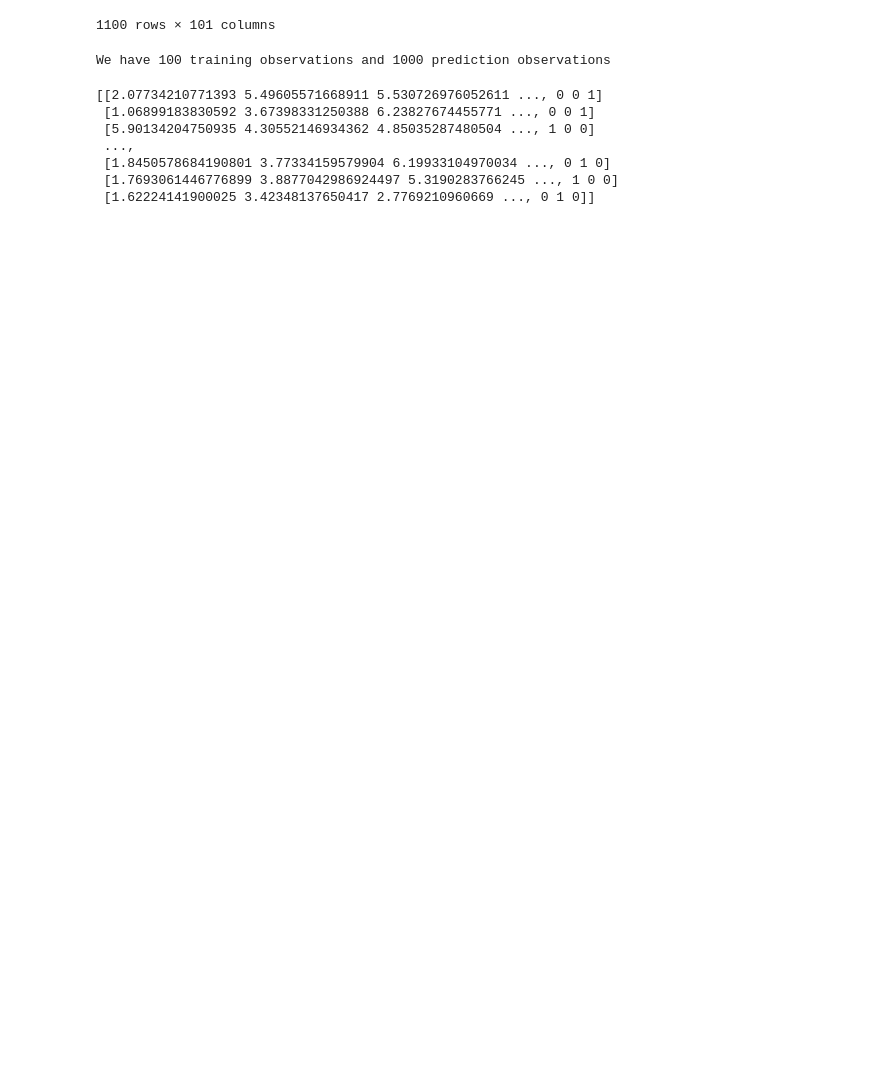
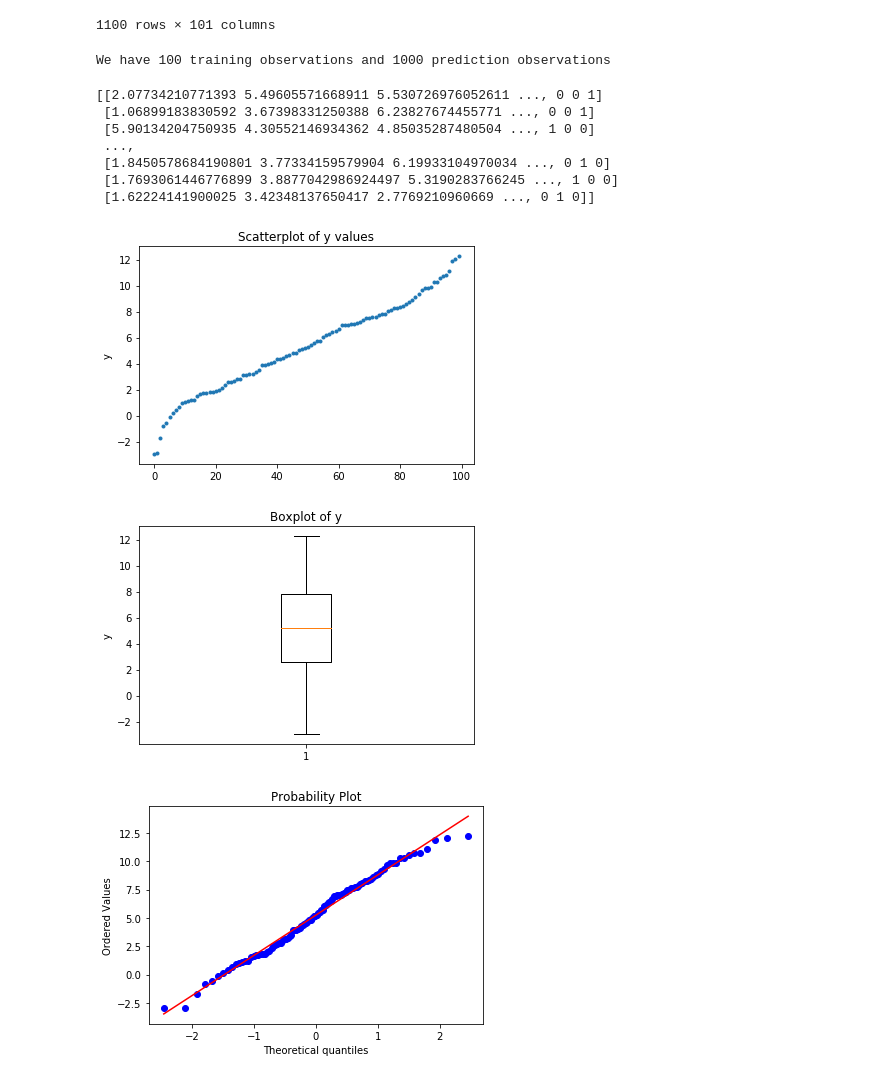
Before and after one commit to riadghorra/comp-data-analysis-project-1, a Jupyter notebook: Load Data.ipynb, the cells around one changed output. Cells and saved outputs as stored; diff of their text form; code cells hidden in the pictures; blank space fills up the shorter version.

Commit message:
plots

```diff
--- a/Load Data.ipynb
+++ b/Load Data.ipynb
@@ -64,3 +69,24 @@ print train_X
  [1.8450578684190801 3.77334159579904 6.19933104970034 ..., 0 1 0]
  [1.7693061446776899 3.8877042986924497 5.3190283766245 ..., 1 0 0]
  [1.62224141900025 3.42348137650417 2.7769210960669 ..., 0 1 0]]
+# %%
+import pylab
+import scipy.stats as stats
+
+# exploring y
+plt.plot(sorted(train_y), '.')
+plt.ylabel('y')
+plt.title('Scatterplot of y values')
+plt.show()
+
+plt.boxplot(train_y)
+plt.ylabel('y')
+plt.title('Boxplot of y')
+plt.show()
+
+stats.probplot(train_y, dist="norm", plot=pylab)
+pylab.show()
+# %% [output]
+[figure, added]
+[figure, added]
+[figure, added]
```
Also changed, not shown: parts of 3 cells of this notebook.
